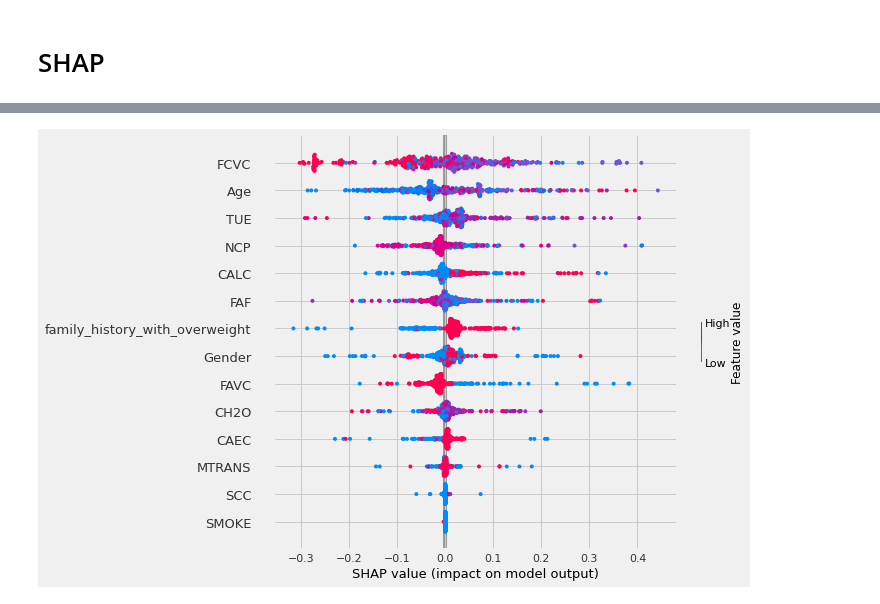
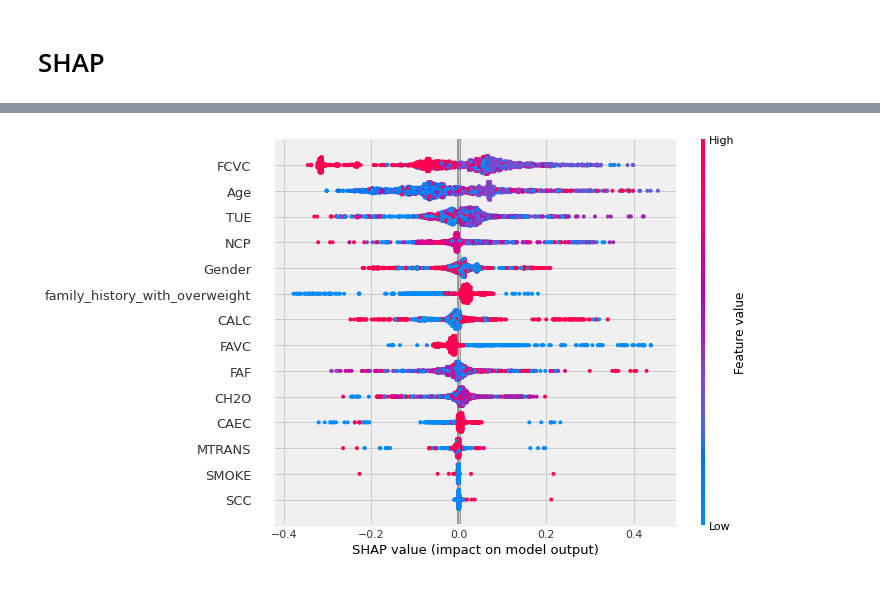
Before and after one commit to dgtzm99/SHAP-Methods-for-Model-Explainability, a Jupyter notebook: case2_Decision_Tree.ipynb, the cells around one changed output, grey strips where cells are left out. Cells and saved outputs as stored; diff of their text form; code cells hidden in the pictures.

```diff
--- a/case2_Decision_Tree.ipynb
+++ b/case2_Decision_Tree.ipynb
@@ -14,13 +14,15 @@ from sklearn.tree import DecisionTreeClassifier # Import Decision Tree Classifie
 from sklearn.svm import SVC
 from sklearn.ensemble import RandomForestClassifier
 from sklearn.metrics import classification_report, accuracy_score
+from sklearn.metrics import plot_confusion_matrix
 from sklearn.naive_bayes import GaussianNB
 from sklearn import metrics #Import scikit-learn metrics module for accuracy calculation
 from sklearn.preprocessing import StandardScaler # Import for standard scaling of the data
 from sklearn.preprocessing import MinMaxScaler
 from sklearn.model_selection import train_test_split # Import train_test_split function
 import json
-plt.style.use('fivethirtyeight')
+%matplotlib inline
+#plt.style.use('fivethirtyeight')
 # %%
 data = pd.read_csv('src/ObesityDataSet_raw_and_data_sinthetic.csv')
 data.info()
@@ -194,5 +282,5 @@ dtype: float64
 # %% [markdown]
 # SHAP
 # %%
-explainer = shap.TreeExplainer(model)
-shap_values = explainer.shap_values(X_test)
+explainer = shap.TreeExplainer(model, X)
+shap_values = explainer(X)
@@ -319,0 +416,3 @@ shap_values2.values[sample:sample+1,:][:,:,value].shape
+# %%
+shap_values2 = explainer.shap_values(X)
+np.shape(shap_values2)
@@ -426,0 +437,10 @@ shap.summary_plot(shap_values, X)
+# %%
+target_class = ['Insufficient_Weight',
+                 'Normal_Weight',
+                 'Obesity_Type_I',
+                 'Obesity_Type_II',
+                 'Obesity_Type_III',
+                 'Overweight_Level_I',
+                 'Overweight_Level_II']
+shap.summary_plot(shap_values2, X.values, plot_type="bar", class_names=target_class,
+                 feature_names=X.columns)
@@ -427,4 +449,5 @@ shap.summary_plot(shap_values, X)
 # %%
-shap.summary_plot(shap_values[6], X_test.values, feature_names = X_test.columns)
+shap.summary_plot(shap_values2[6], X.values, class_names=target_class,
+                 feature_names=X.columns)
 # %% [output]
-[figure, old version]
+[figure, new version]
```
Also changed, not shown: parts of 57 cells of this notebook, 9 other files.
